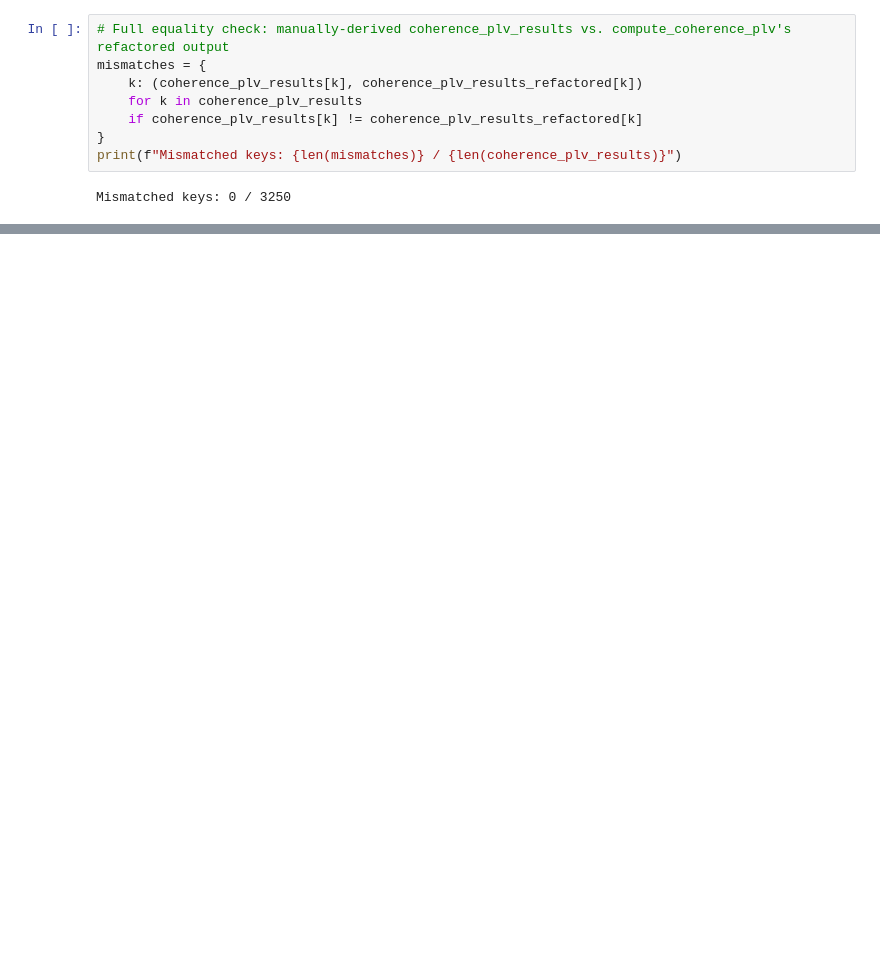
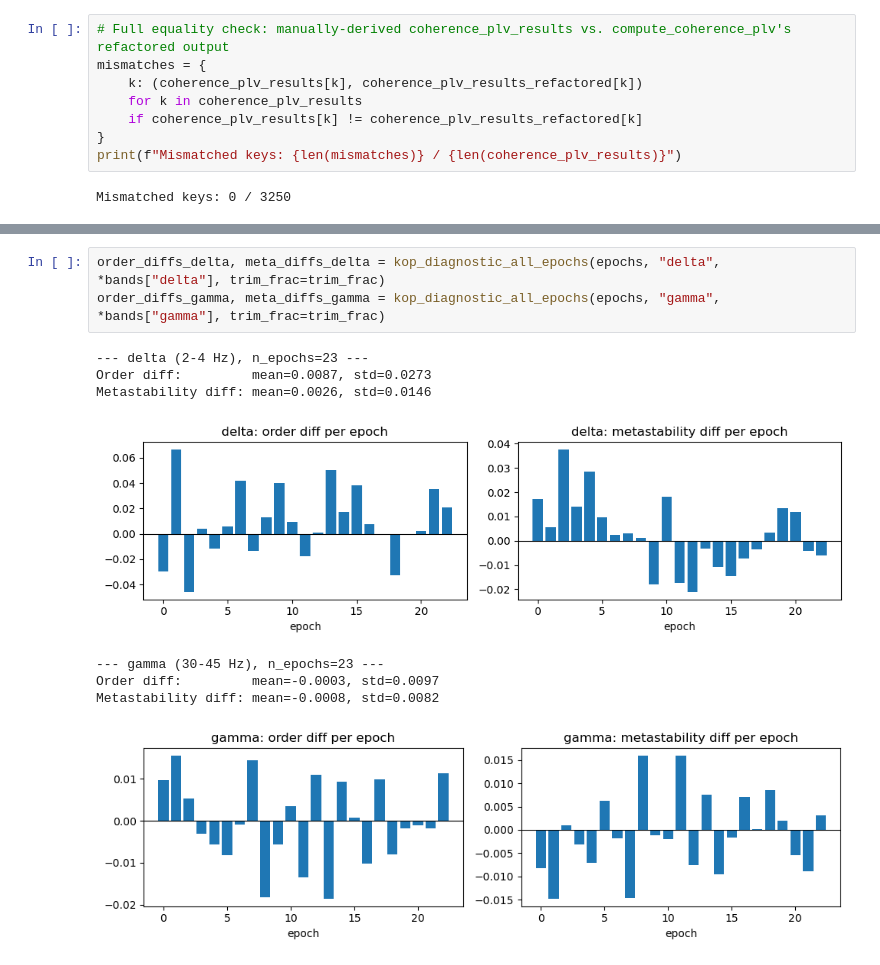
Before and after one commit to romy-weinstock/eeg-rtms-response-prediction, a Jupyter notebook: notebooks/06_feature_extraction_pilot.ipynb, the cells around one changed output, grey strips where cells are left out. Cells and saved outputs as stored; diff of their text form; blank space fills up the shorter version.

```diff
--- a/notebooks/06_feature_extraction_pilot.ipynb
+++ b/notebooks/06_feature_extraction_pilot.ipynb
@@ -1153,0 +1248,12 @@ Coherence and PLV extraction validated on the pilot subject (sub-87999321, restE
+# %%
+order_diffs_delta, meta_diffs_delta = kop_diagnostic_all_epochs(epochs, "delta", *bands["delta"], trim_frac=trim_frac)
+order_diffs_gamma, meta_diffs_gamma = kop_diagnostic_all_epochs(epochs, "gamma", *bands["gamma"], trim_frac=trim_frac)
+# %% [output]
+--- delta (2-4 Hz), n_epochs=23 ---
+Order diff:         mean=0.0087, std=0.0273
+Metastability diff: mean=0.0026, std=0.0146
+[figure, added]
+--- gamma (30-45 Hz), n_epochs=23 ---
+Order diff:         mean=-0.0003, std=0.0097
+Metastability diff: mean=-0.0008, std=0.0082
+[figure, added]
```
Also changed, not shown: parts of 25 cells of this notebook, 4 other files.
